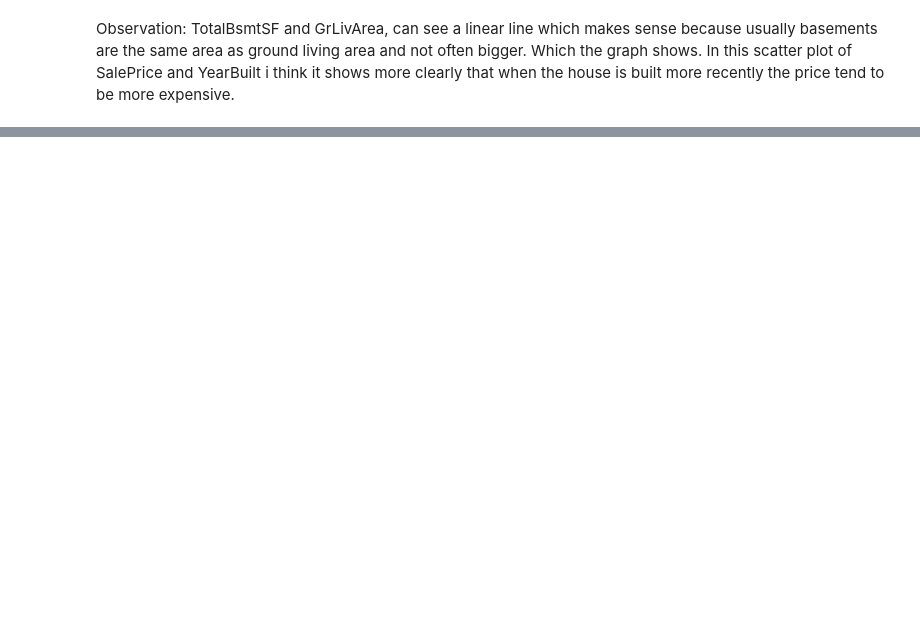
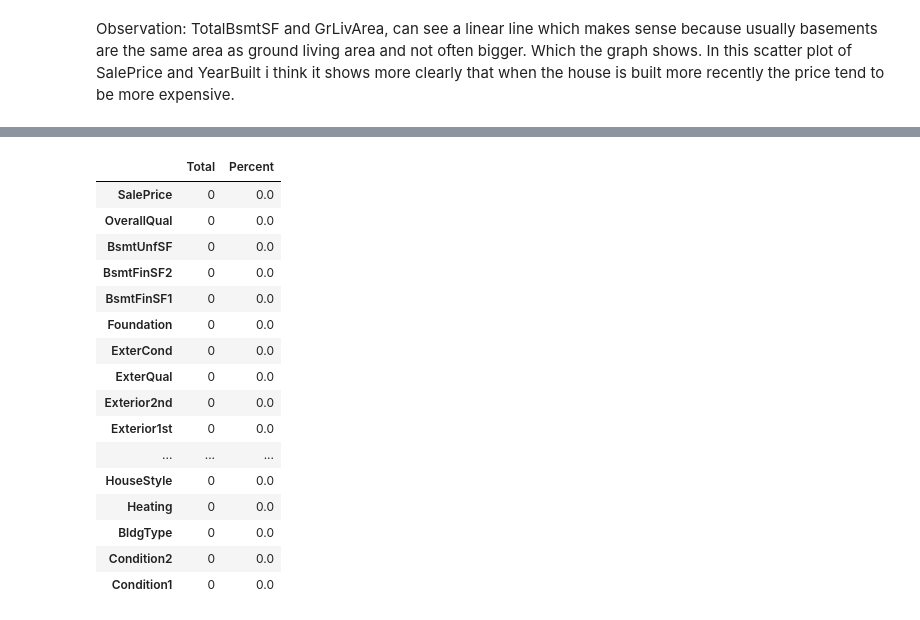
Before and after one commit to joshtn/House-prices, a Jupyter notebook: house_prices.ipynb, the cells around one changed output, grey strips where cells are left out. Saved outputs shown, nothing was run; the diff lists cells and outputs as text; code cells hidden in the pictures; blank space fills up the shorter version.

Commit message:
handle missing data

```diff
--- a/house_prices.ipynb
+++ b/house_prices.ipynb
@@ -143,0 +234,24 @@ In this scatter plot of SalePrice and YearBuilt i think it shows more clearly th
+# %%
+# missing data
+total = df_train.isnull().sum().sort_values(ascending=False)
+percent = (df_train.isnull().sum()/df_train.isnull().count()).sort_values(ascending=False)
+missing_data = pd.concat([total, percent], axis=1, keys=['Total', 'Percent'])
+missing_data.head(20)
+# %% [output]
+|  | Total | Percent |
+| SalePrice | 0 | 0.0 |
+| OverallQual | 0 | 0.0 |
+| BsmtUnfSF | 0 | 0.0 |
+| BsmtFinSF2 | 0 | 0.0 |
+| BsmtFinSF1 | 0 | 0.0 |
+| Foundation | 0 | 0.0 |
+| ExterCond | 0 | 0.0 |
+| ExterQual | 0 | 0.0 |
+| Exterior2nd | 0 | 0.0 |
+| Exterior1st | 0 | 0.0 |
+| ... | ... | ... |
+| HouseStyle | 0 | 0.0 |
+| Heating | 0 | 0.0 |
+| BldgType | 0 | 0.0 |
+| Condition2 | 0 | 0.0 |
+| Condition1 | 0 | 0.0 |
```
Also changed, not shown: parts of 18 cells of this notebook.
